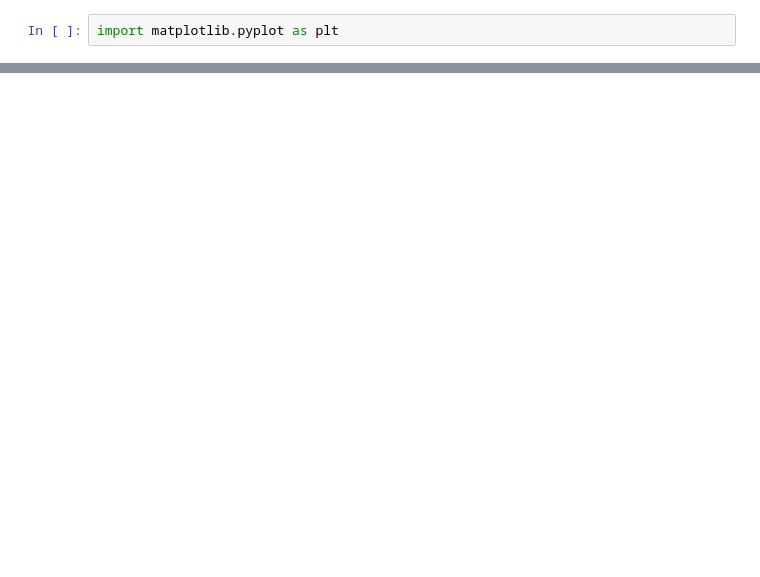
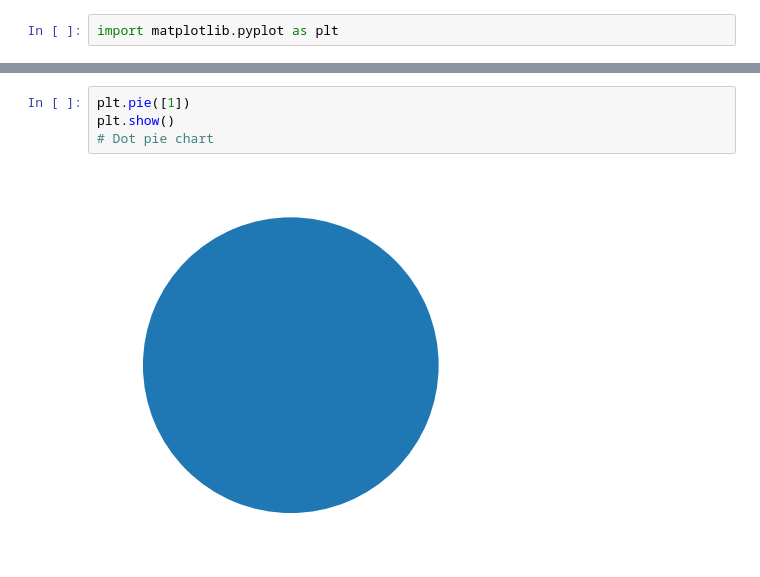
Before and after one commit to UkiyoZed/Matplotlib-practice, a Jupyter notebook: 04_pie_plot.ipynb, the cells around one changed output, grey strips where cells are left out. Saved outputs shown, nothing was run; the diff lists cells and outputs as text; blank space fills up the shorter version.

```diff
--- a/04_pie_plot.ipynb
+++ b/04_pie_plot.ipynb
@@ -14,0 +17,6 @@ plt.show()
+# %%
+plt.pie([1])
+plt.show()
+# Dot pie chart
+# %% [output]
+[figure, added]
```
Also changed, not shown: parts of 4 cells of this notebook, 11 other files.
